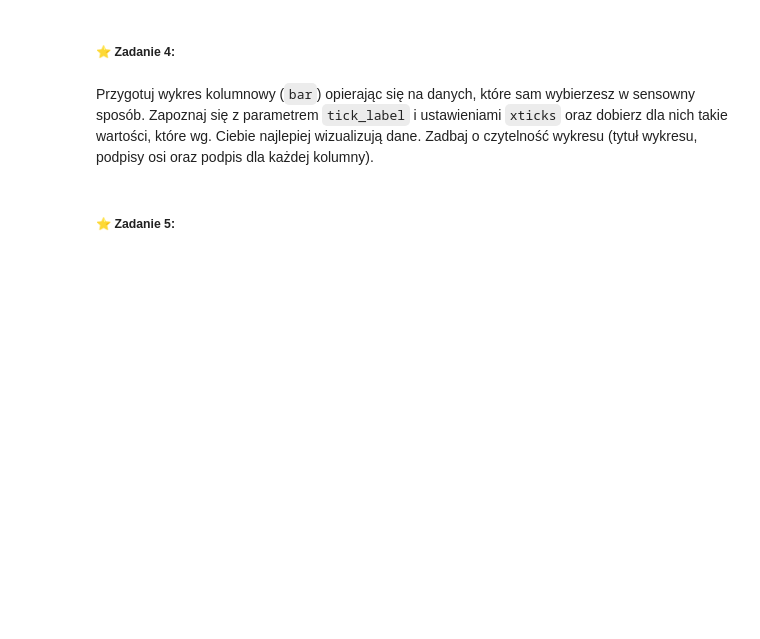
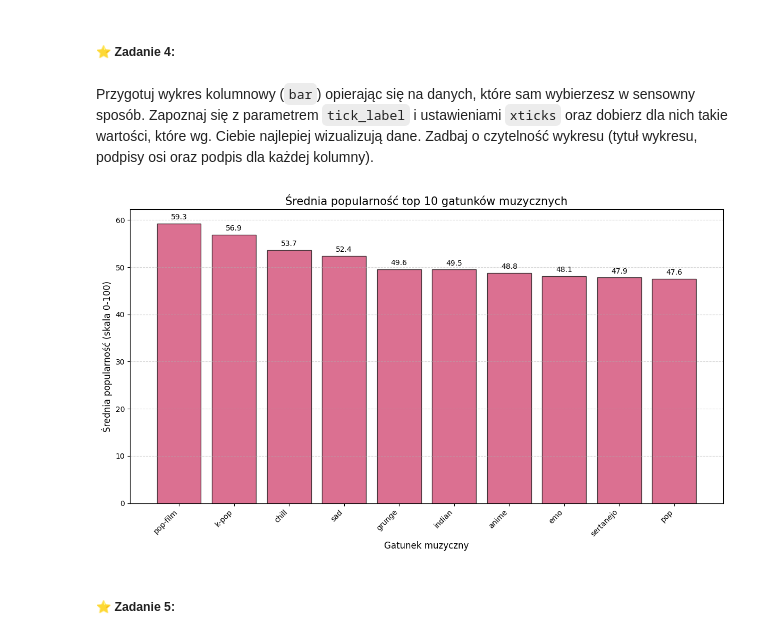
Before and after one commit to NataZBluszczu/python-visualizations, a Jupyter notebook: matplotlib_visualization.ipynb, the cells around one changed output. Drawn from its saved outputs; the diff is of its cells as text; code cells hidden in the pictures; blank space fills up the shorter version.

```diff
--- a/matplotlib_visualization.ipynb
+++ b/matplotlib_visualization.ipynb
@@ -47,3 +164,37 @@ Przygotuj wykres kolumnowy (`bar`) opierając się na danych, które sam wybierz
+# %%
+# tick_label pozwala nam przypisać nazwy kategorii do słupków
+# xticks - pozycje słupków, które ustawiamy na podstawie liczby kategorii
+
+genre_pop = df.groupby('track_genre')['popularity'].mean().sort_values(ascending=False).head(10)
+genres = genre_pop.index.tolist()
+popularity_values = genre_pop.values.tolist()
+
+plt.figure(figsize=(12, 7), facecolor='white')
+
+
+bars = plt.bar(range(len(genres)), popularity_values,
+               tick_label=genres,
+               color=MY_COLORS[3],
+               edgecolor='black',
+               alpha=0.7)
+
+plt.xticks(rotation=45, ha='right')
+
+plt.title('Średnia popularność top 10 gatunków muzycznych', fontsize=15)
+plt.xlabel('Gatunek muzyczny', fontsize=12)
+plt.ylabel('Średnia popularność (skala 0-100)', fontsize=12)
+
+plt.grid(linestyle='--', alpha=0.5, axis='y')
+
+for bar in bars:
+    yval = bar.get_height()
+    plt.text(bar.get_x() + bar.get_width()/2, yval + 0.5, round(yval, 1),
+             ha='center', va='bottom', fontsize=10)
+
+plt.tight_layout()
+plt.show()
+# %% [output]
+[figure, added]
 # %% [markdown]
 ##### ⭐ Zadanie 5:
 # %% [markdown]
```
Also changed, not shown: parts of 35 cells of this notebook.
